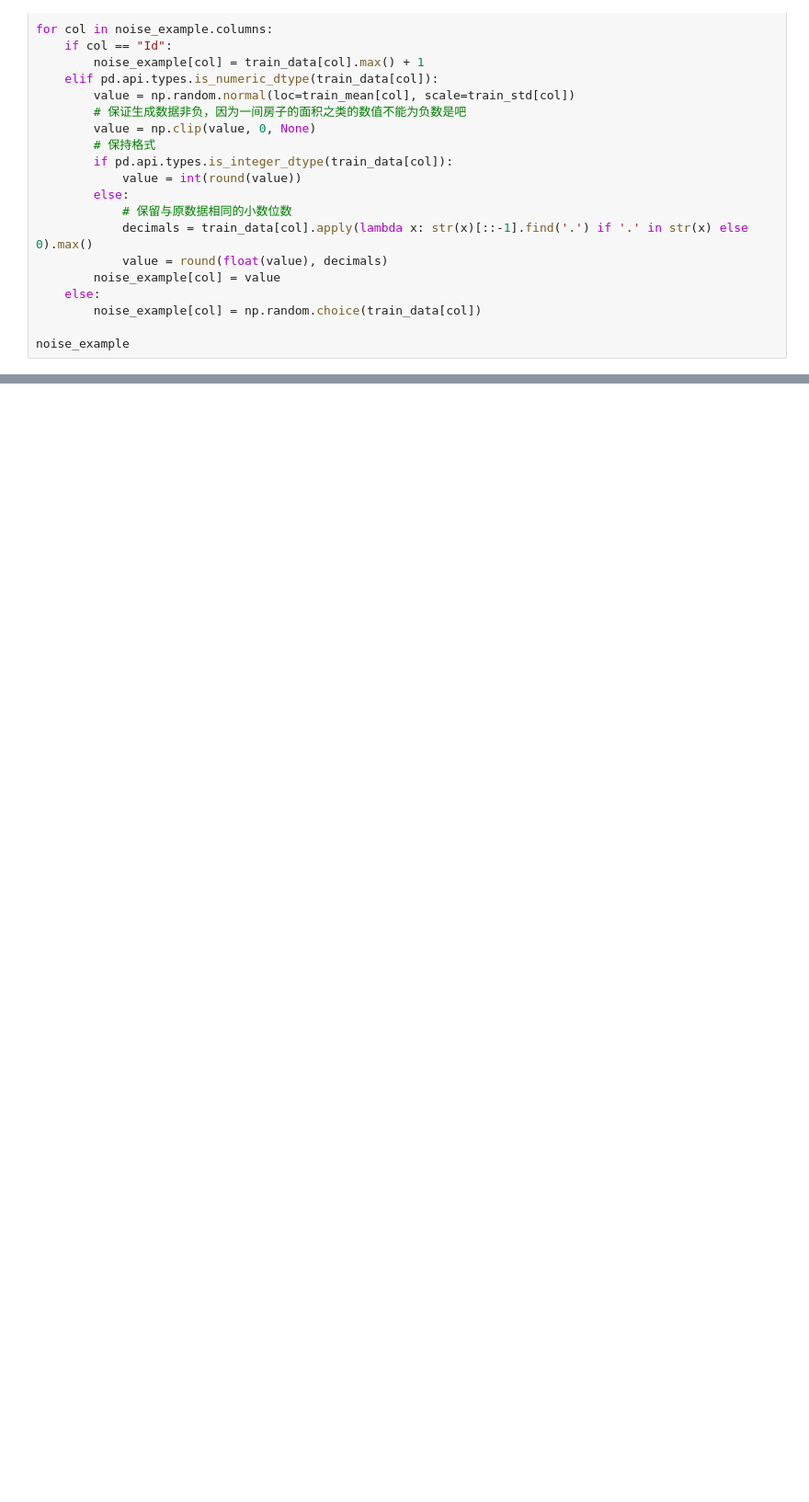
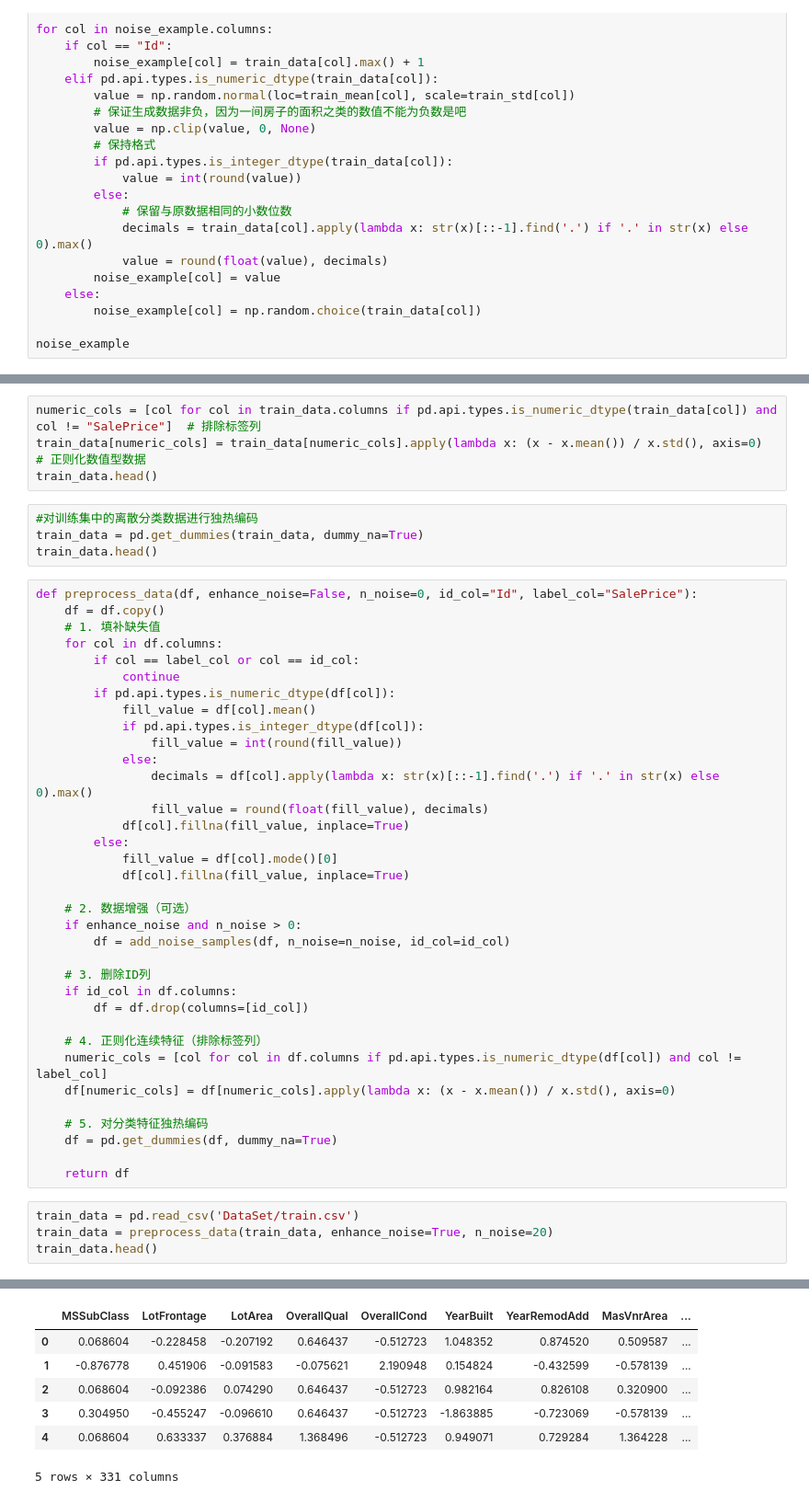
Before and after one commit to ANOPE-AD/HousePricePredicting_example, a Jupyter notebook: WorkingZone.ipynb, the cells around one changed output, grey strips where cells are left out. Shown at 92% size. Drawn from its saved outputs; the diff is of its cells as text; blank space fills up the shorter version.

```diff
--- a/WorkingZone.ipynb
+++ b/WorkingZone.ipynb
@@ -73,0 +109,48 @@ noise_example
+# %%
+numeric_cols = [col for col in train_data.columns if pd.api.types.is_numeric_dtype(train_data[col]) and col != "SalePrice"]  # 排除标签列
+train_data[numeric_cols] = train_data[numeric_cols].apply(lambda x: (x - x.mean()) / x.std(), axis=0)  # 正则化数值型数据
+train_data.head()
+# %%
+#对训练集中的离散分类数据进行独热编码
+train_data = pd.get_dummies(train_data, dummy_na=True)
+train_data.head()
+# %%
+def preprocess_data(df, enhance_noise=False, n_noise=0, id_col="Id", label_col="SalePrice"):
+    df = df.copy()
+    # 1. 填补缺失值
+    for col in df.columns:
+        if col == label_col or col == id_col:
+            continue
+        if pd.api.types.is_numeric_dtype(df[col]):
+            fill_value = df[col].mean()
+            if pd.api.types.is_integer_dtype(df[col]):
+                fill_value = int(round(fill_value))
+            else:
+                decimals = df[col].apply(lambda x: str(x)[::-1].find('.') if '.' in str(x) else 0).max()
+                fill_value = round(float(fill_value), decimals)
+            df[col].fillna(fill_value, inplace=True)
+        else:
+            fill_value = df[col].mode()[0]
+            df[col].fillna(fill_value, inplace=True)
+
+    # 2. 数据增强（可选）
+    if enhance_noise and n_noise > 0:
+        df = add_noise_samples(df, n_noise=n_noise, id_col=id_col)
+
+    # 3. 删除ID列
+    if id_col in df.columns:
+        df = df.drop(columns=[id_col])
+
+    # 4. 正则化连续特征（排除标签列）
+    numeric_cols = [col for col in df.columns if pd.api.types.is_numeric_dtype(df[col]) and col != label_col]
+    df[numeric_cols] = df[numeric_cols].apply(lambda x: (x - x.mean()) / x.std(), axis=0)
+
+    # 5. 对分类特征独热编码
+    df = pd.get_dummies(df, dummy_na=True)
+
+    return df
+# %%
+train_data = pd.read_csv('DataSet/train.csv')
+train_data = preprocess_data(train_data, enhance_noise=True, n_noise=20)
+train_data.head()
+# %% [output]
@@ -73,0 +169,7 @@ noise_example
+|  | MSSubClass | LotFrontage | LotArea | OverallQual | OverallCond | YearBuilt | YearRemodAdd | MasVnrArea | ... |
+| 0 | 0.068604 | -0.228458 | -0.207192 | 0.646437 | -0.512723 | 1.048352 | 0.874520 | 0.509587 | ... |
+| 1 | -0.876778 | 0.451906 | -0.091583 | -0.075621 | 2.190948 | 0.154824 | -0.432599 | -0.578139 | ... |
+| 2 | 0.068604 | -0.092386 | 0.074290 | 0.646437 | -0.512723 | 0.982164 | 0.826108 | 0.320900 | ... |
+| 3 | 0.304950 | -0.455247 | -0.096610 | 0.646437 | -0.512723 | -1.863885 | -0.723069 | -0.578139 | ... |
+| 4 | 0.068604 | 0.633337 | 0.376884 | 1.368496 | -0.512723 | 0.949071 | 0.729284 | 1.364228 | ... |
+5 rows × 331 columns
```
Also changed, not shown: parts of 4 cells of this notebook.
